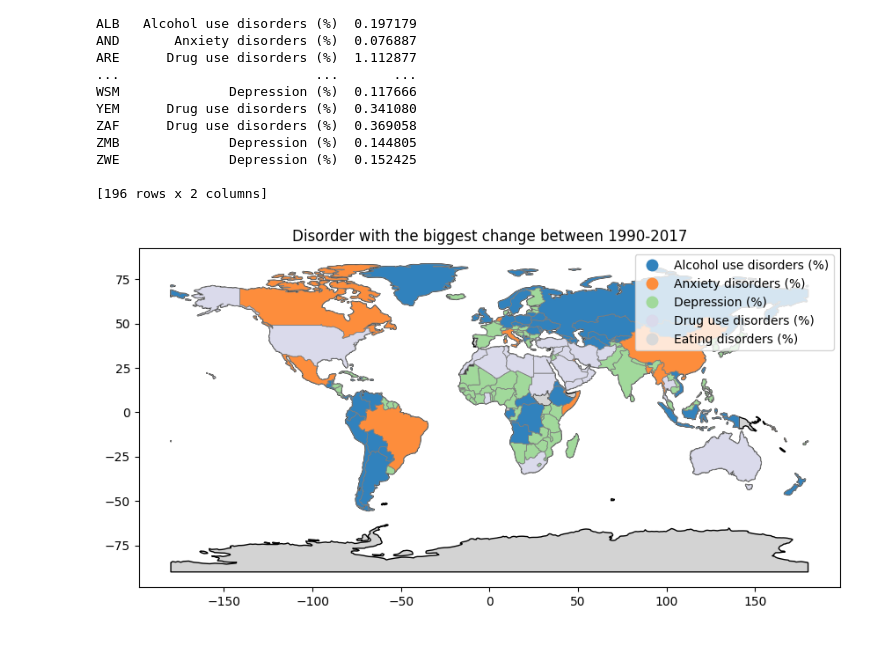
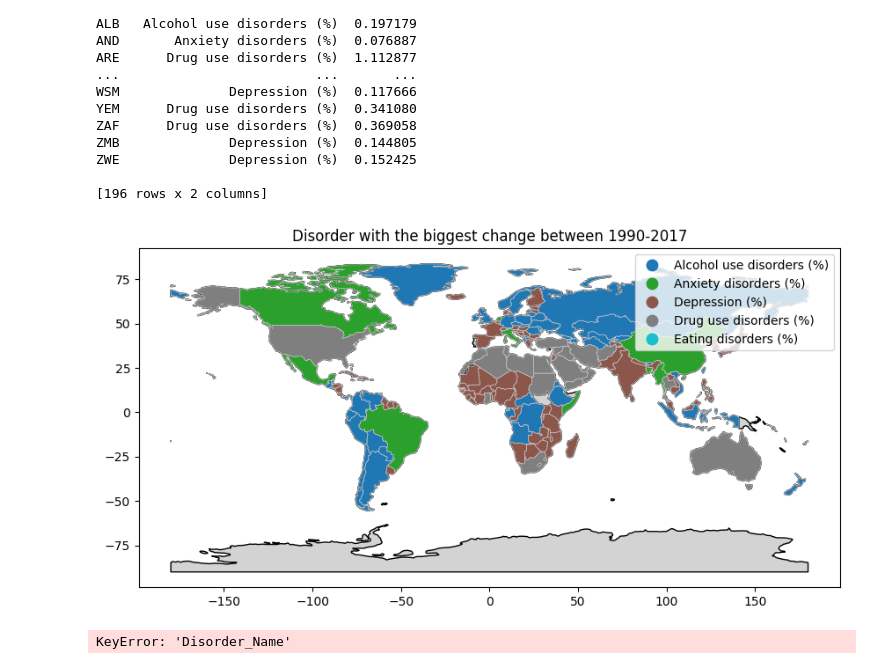
Before and after one commit to supernauth/mental_health_disorder, a Jupyter notebook: mental_health_disorder.ipynb, the cells around one changed output. Cells and saved outputs as stored; diff of their text form; code cells hidden in the pictures.

Commit message:
Trying to calculate disorders with max increase, max decrease

```diff
--- a/mental_health_disorder.ipynb
+++ b/mental_health_disorder.ipynb
@@ -271,13 +271,81 @@ ZWE              Depression (%)  0.152425
 # %%
 world = gpd.read_file('dataset/natural_earth/ne_110m_admin_0_countries.shp')
 merged = world.merge(result_df, how='left', left_on='BRK_A3', right_on='Code')
 
 fig, ax = plt.subplots(figsize=(15, 5))
 world.plot(ax=ax, color='lightgrey', edgecolor='black')
 
-merged.plot(column='Biggest Change', cmap='tab20c', linewidth=0.6, ax=ax, edgecolor='0.5', legend=True)
+merged.plot(column='Biggest Change', linewidth=0.5, ax=ax, edgecolor='0.8', legend=True)
 
 plt.title('Disorder with the biggest change between 1990-2017')
 plt.show()
 # %% [output]
-[figure, old version]
+[figure, new version]
+# %%
+df_disorders = df_disorders.dropna()
+
+# Filter data for the years 1990 and 2017
+df_disorders_1990 = df_disorders[df_disorders["Year"] == "1990-01-01"]
+df_disorders_2017 = df_disorders[df_disorders["Year"] == "2017-01-01"]
+
+df_disorders_merged = df_disorders_1990.merge(
+    df_disorders_2017, on="Entity", suffixes=("_1990", "_2017")
+)
+
+for disorder in df_disorders.columns[3:]:
+    df_disorders_merged[f"{disorder}_diff"] = (
+        df_disorders_merged[f"{disorder}_2017"]
+        - df_disorders_merged[f"{disorder}_1990"]
+    )
+
+# Initialize lists to store results
+entities = []
+greatest_increase_codes = []
+greatest_increase_names = []
+greatest_increase_values = []
+greatest_decrease_codes = []
+greatest_decrease_names = []
+greatest_decrease_values = []
+
+for entity in df_disorders_merged["Entity"].unique():
+    df_disorders_country = df_disorders_merged[df_disorders_merged["Entity"] == entity]
+
+    if not df_disorders_country.empty:
+        max_increase_code = df_disorders_country.loc[
+            df_disorders_country[f"{disorder}_diff"].idxmax()
+        ]["Code_2017"]
+        max_increase_name = df_disorders_country.loc[
+            df_disorders_country[f"{disorder}_diff"].idxmax()
+        ]["Disorder_Name"]
+        max_increase_value = df_disorders_country[f"{disorder}_diff"].max()
+
+        max_decrease_code = df_disorders_country.loc[
+            df_disorders_country[f"{disorder}_diff"].idxmin()
+        ]["Code_2017"]
+        max_decrease_name = df_disorders_country.loc[
+            df_disorders_country[f"{disorder}_diff"].idxmin()
+        ]["Disorder_Name"]
+        max_decrease_value = df_disorders_country[f"{disorder}_diff"].min()
+
+        entities.append(entity)
+        greatest_increase_codes.append(max_increase_code)
+        greatest_increase_names.append(max_increase_name)
+        greatest_increase_values.append(max_increase_value)
+        greatest_decrease_codes.append(max_decrease_code)
+        greatest_decrease_names.append(max_decrease_name)
+        greatest_decrease_values.append(max_decrease_value)
+
+# Create DataFrame
+result_df = pd.DataFrame({
+    'Entity': entities,
+    'Greatest Increase Disorder Code': greatest_increase_codes,
+    'Greatest Increase Disorder Name': greatest_increase_names,
+    'Greatest Increase Value': greatest_increase_values,
+    'Greatest Decrease Disorder Code': greatest_decrease_codes,
+    'Greatest Decrease Disorder Name': greatest_decrease_names,
+    'Greatest Decrease Value': greatest_decrease_values
+})
+
+print(result_df)
+# %% [output]
+KeyError: 'Disorder_Name'
```
Also changed, not shown: parts of 5 cells of this notebook, 1 other file.
